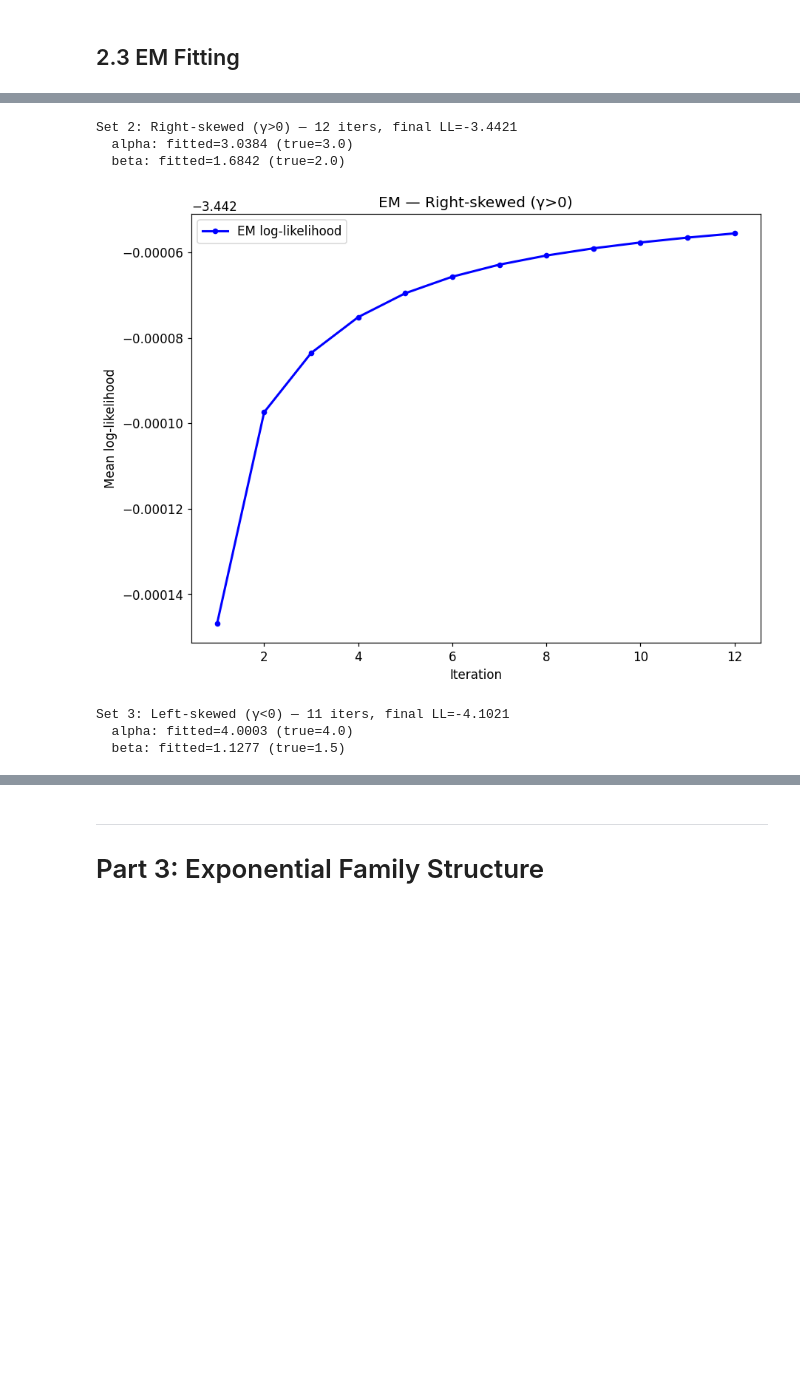
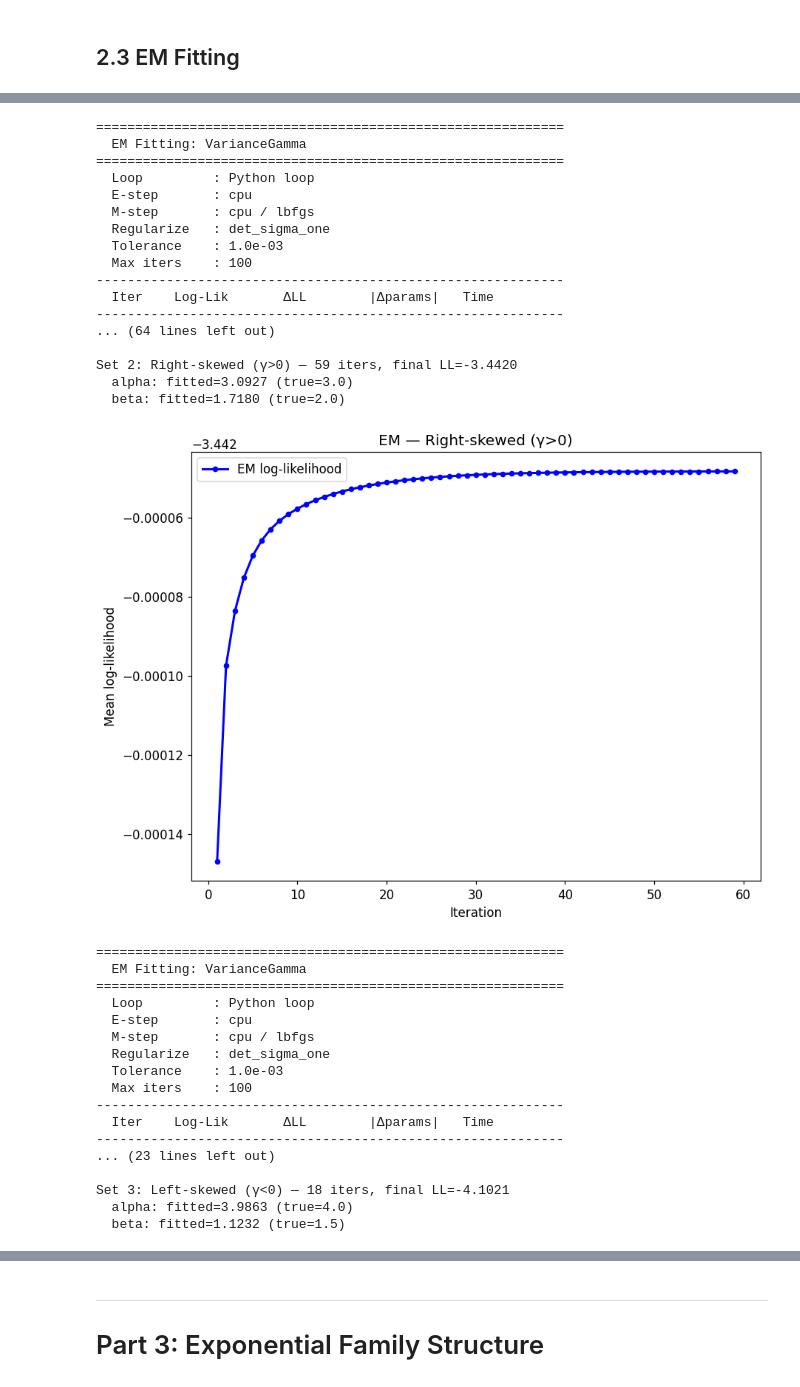
Before and after one commit to xshi19/normix, a Jupyter notebook: notebooks/variance_gamma_distribution.ipynb, the cells around one changed output, grey strips where cells are left out. Saved outputs shown, nothing was run; the diff lists cells and outputs as text; code cells hidden in the pictures; blank space fills up the shorter version.

```diff
--- a/notebooks/variance_gamma_distribution.ipynb
+++ b/notebooks/variance_gamma_distribution.ipynb
@@ -190,14 +179,14 @@ Cov[X] (sample):
 for i, params in enumerate(PARAM_SETS):
     true_marg = VarianceGamma.from_classical(**dist_params(params))
     X_data = true_marg.rvs(N, seed=42)
-    init = VarianceGamma.from_classical(**dist_params(params))
-    fitted, lls = run_em(init, X_data, max_iter=100, regularize=True)
+    init = VarianceGamma.default_init(X_data)
+    result = init.fit(X_data, verbose=2, max_iter=100, e_step_backend="cpu", m_step_backend="cpu", m_step_method="lbfgs", tol=1e-3)
 
-    j = fitted._joint
-    print(f"\nSet {i+1}: {params['name']} — {len(lls)} iters, final LL={lls[-1]:.4f}")
+    j = result.model._joint
+    print(f"\nSet {i+1}: {params['name']} — {len(result.log_likelihoods)} iters, final LL={result.log_likelihoods[-1]:.4f}")
     print(f"  alpha: fitted={float(j.alpha):.4f} (true={params['alpha']})")
     print(f"  beta: fitted={float(j.beta):.4f} (true={params['beta']})")
 
-    fig = plot_em_convergence(lls, title=f"EM — {params['name']}")
+    fig = plot_em_convergence(result.log_likelihoods, title=f"EM — {params['name']}")
     plt.show()
 # %% [output]
@@ -208,7 +211,35 @@ Set 1: Symmetric (γ=0) — 11 iters, final LL=-3.4345
-Set 2: Right-skewed (γ>0) — 12 iters, final LL=-3.4421
-  alpha: fitted=3.0384 (true=3.0)
-  beta: fitted=1.6842 (true=2.0)
+============================================================
+  EM Fitting: VarianceGamma
+============================================================
+  Loop         : Python loop
+  E-step       : cpu
+  M-step       : cpu / lbfgs
+  Regularize   : det_sigma_one
+  Tolerance    : 1.0e-03
+  Max iters    : 100
+------------------------------------------------------------
+  Iter    Log-Lik       ΔLL        |Δparams|   Time
+------------------------------------------------------------
+... (64 lines left out)
+
+Set 2: Right-skewed (γ>0) — 59 iters, final LL=-3.4420
+  alpha: fitted=3.0927 (true=3.0)
+  beta: fitted=1.7180 (true=2.0)
-[figure, old version]
+[figure, new version]
-Set 3: Left-skewed (γ<0) — 11 iters, final LL=-4.1021
-  alpha: fitted=4.0003 (true=4.0)
-  beta: fitted=1.1277 (true=1.5)
+============================================================
+  EM Fitting: VarianceGamma
+============================================================
+  Loop         : Python loop
+  E-step       : cpu
+  M-step       : cpu / lbfgs
+  Regularize   : det_sigma_one
+  Tolerance    : 1.0e-03
+  Max iters    : 100
+------------------------------------------------------------
+  Iter    Log-Lik       ΔLL        |Δparams|   Time
+------------------------------------------------------------
+... (23 lines left out)
+
+Set 3: Left-skewed (γ<0) — 18 iters, final LL=-4.1021
+  alpha: fitted=3.9863 (true=4.0)
+  beta: fitted=1.1232 (true=1.5)
```
Also changed, not shown: parts of 2 cells of this notebook, 8 other files.
